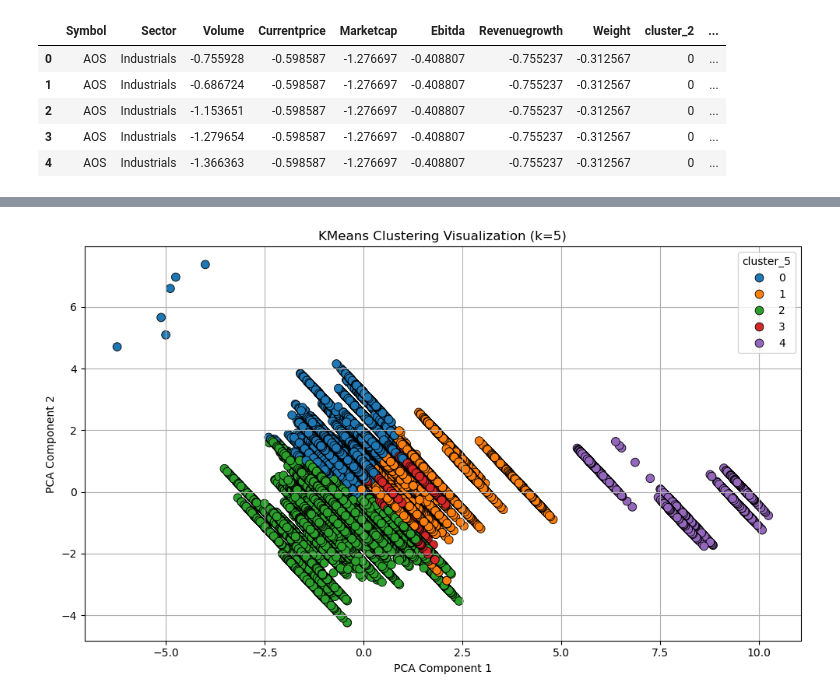
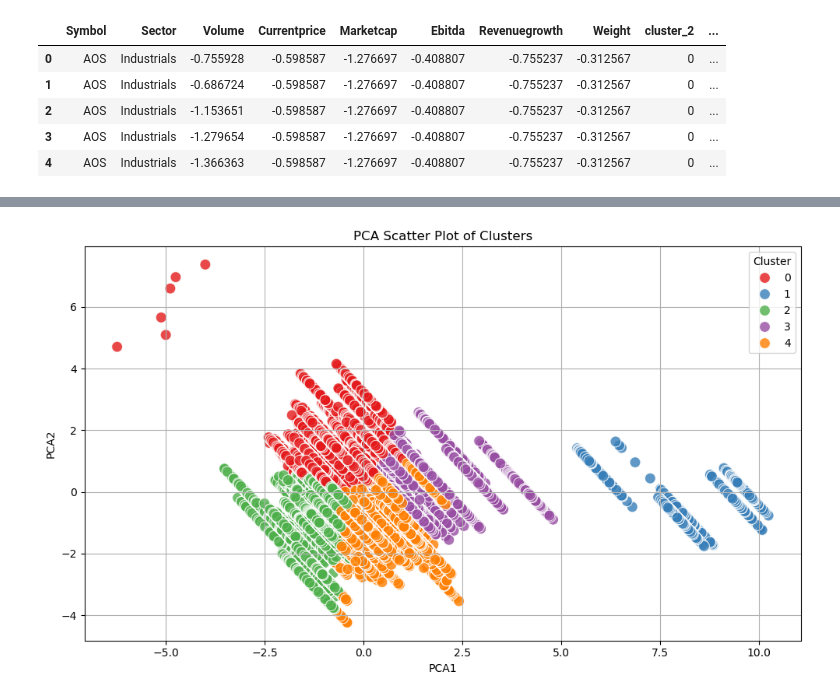
Before and after one commit to KayMichnicki/AAI510-Final-Project, a Jupyter notebook: AAI510_Stock_Clustering.ipynb, the cells around one changed output, grey strips where cells are left out. Cells and saved outputs as stored; diff of their text form; code cells hidden in the pictures.

Commit message:
Clustering

```diff
--- a/AAI510_Stock_Clustering.ipynb
+++ b/AAI510_Stock_Clustering.ipynb
@@ -381,17 +339,17 @@ TODO: train test split based on date wise
 inertias = []
 knn_labels = []
 train_eval = stocks.copy()
-stocks_num = stocks[num_features].reset_index(drop=True)
+#stocks_num = stocks[num_features].reset_index(drop=True)
 # Perform KMeans clustering for different values of k
 for n_clusters in range(2, 11):
-    kmeans, labels, inertia = kmeans_clustering(stocks_num, n_clusters)
+    kmeans, labels, inertia = kmeans_clustering(stocks[num_features], n_clusters)
     inertias.append(inertia)
     knn_labels.append(labels)
     # Calculate silhouette score
-    silhouette_avg = silhouette_score(stocks_num, labels)
+    silhouette_avg = silhouette_score(stocks[num_features], labels)
     print(f'Number of clusters: {n_clusters}, Inertia: {inertia}, Silhouette Score: {silhouette_avg}')
 
     # Add cluster labels to the DataFrame
-    stocks_num[f'cluster_{n_clusters}'] = labels
+    stocks[f'cluster_{n_clusters}'] = labels
 # %% [output]
 Number of clusters: 2, Inertia: 2114940.5343431383, Silhouette Score: 0.733190958616028
@@ -419,4 +373,4 @@ len(stocks_num['Sector'].unique())
 # %%
-stocks = pd.read_csv('stocks.csv')
-stocks_num = pd.read_csv('stocks_num.csv')
+#stocks = pd.read_csv('stocks.csv')
+#stocks_num = pd.read_csv('stocks_num.csv')
 # %%
@@ -441,3 +384,0 @@ stocks_num.head()
-# %%
-stocks.drop(['PCA1', 'PCA2'], axis=1, inplace=True)
-stocks.head()
@@ -462,18 +424,13 @@ stocks_df.head()
 # %%
-# perform PCA on the numerical features
-pca = PCA(n_components=2)
-X_pca = pca.fit_transform(stocks_df[num_features])
-stocks_df['PCA1'] = X_pca[:, 0]
-stocks_df['PCA2'] = X_pca[:, 1]
-
-# Plot PCA results
+# --- 1. PCA Scatter Plot ---
 plt.figure(figsize=(10, 6))
-sns.scatterplot(data=stocks_df, x='PCA1', y='PCA2', hue='cluster_5', palette='tab10', s=60, edgecolor='k')
-plt.title('KMeans Clustering Visualization (k=5)')
-plt.xlabel('PCA Component 1')
-plt.ylabel('PCA Component 2')
+sns.scatterplot(data=stocks, x='PCA1', y='PCA2', hue='cluster_5', palette='Set1', s=100, alpha=0.8)
+plt.title('PCA Scatter Plot of Clusters')
+plt.xlabel('PCA1')
+plt.ylabel('PCA2')
+plt.legend(title='Cluster')
 plt.grid(True)
 plt.tight_layout()
 plt.show()
 # %% [output]
-[figure, old version]
+[figure, new version]
```
Also changed, not shown: parts of 22 cells of this notebook.
